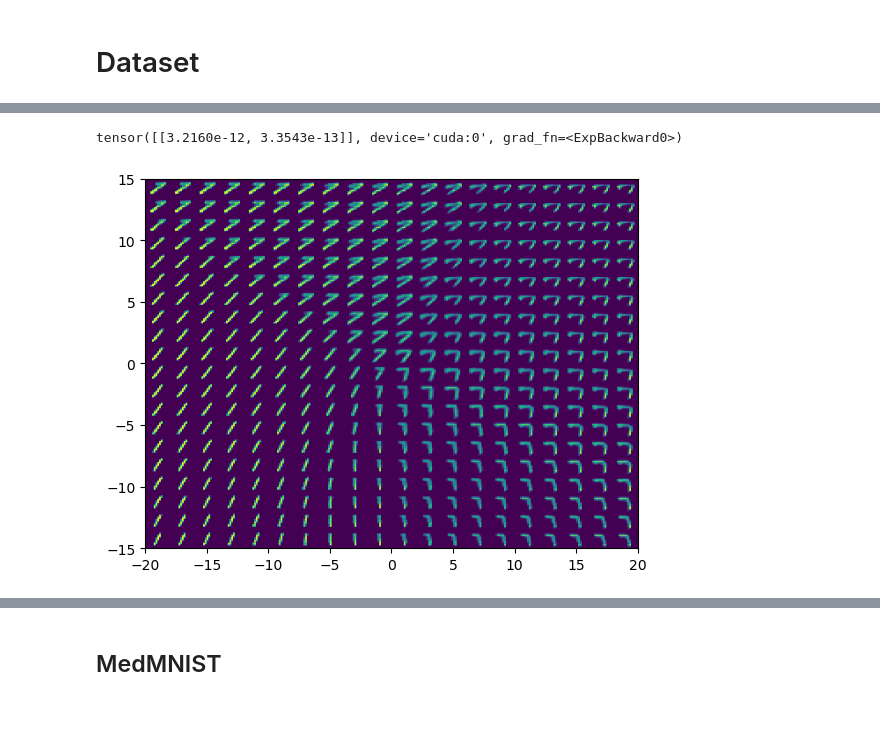
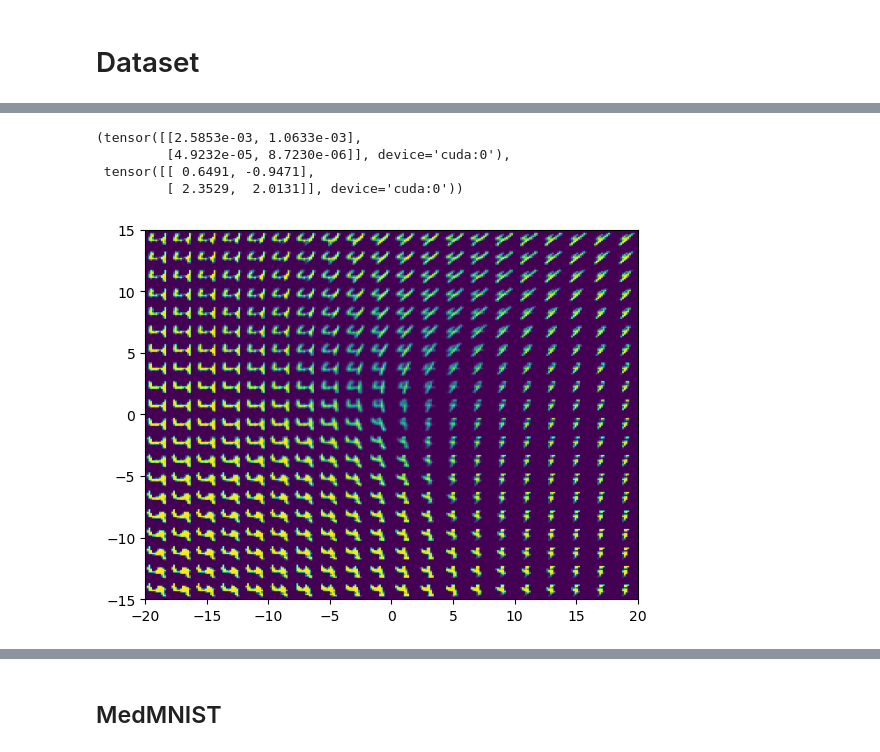
Before and after one commit to SolidusAbi/AnomalyDetection, a Jupyter notebook: notebooks/vae.ipynb, the cells around one changed output, grey strips where cells are left out. Drawn from its saved outputs; the diff is of its cells as text; code cells hidden in the pictures; blank space fills up the shorter version.

```diff
--- a/notebooks/vae.ipynb
+++ b/notebooks/vae.ipynb
@@ -45,14 +45,15 @@ class VariationalEncoder(nn.Linear, nn.Module):
     def __init__(self, in_features, out_features, bias=True) -> None:
         super(VariationalEncoder, self).__init__(in_features, out_features, bias)
         self.log_sigma_weight = Parameter(torch.Tensor(out_features, in_features))
-
+        self.log_sigma_bias = Parameter(torch.Tensor(out_features))
         torch.nn.init.xavier_uniform_(self.log_sigma_weight)
-        # self.log_sigma_weight.data.fill_(0)
+        self.log_sigma_bias.data.fill_(0)
         self.mu, self.sigma = None, None
 
     def forward(self, x: torch.Tensor) -> torch.Tensor:
         mu = F.linear(x, self.weight, self.bias)
-        sigma = torch.exp(F.linear(x, self.log_sigma_weight))
+        # sigma = torch.exp(F.linear(x, self.log_sigma_weight))
+        sigma = torch.exp(0.5 * F.linear(x, self.log_sigma_weight, self.log_sigma_bias))
 
         if self.training:
             self.mu, self.sigma = mu, sigma
@@ -120,7 +121,7 @@ sgvbl = SGVBL(model, len(x_train_set), loss=mse_loss)
 device = torch.device('cuda' if torch.cuda.is_available() else 'cpu')
 model.to(device)
 model.train()
-n_epochs = 200
+n_epochs = 100
 from tqdm import tqdm
 kl_weight = 0.02
 
@@ -153,7 +153,7 @@ plot_latent(model, train_loader, num_batches=100)
 # %%
 x, y = next(iter(train_loader))
-x_0 = x[torch.argwhere(y==7).squeeze()[0]].unsqueeze(0)
-x_1 = x[torch.argwhere(y==1).squeeze()[0]].unsqueeze(0)
+x_0 = x[torch.argwhere(y==4).squeeze()[0]].unsqueeze(0)
+x_1 = x[torch.argwhere(y==9).squeeze()[0]].unsqueeze(0)
 
 plt.subplot(1,2,1)
 plt.imshow(x_0[0,0])
@@ -177,7 +181,15 @@ plt.scatter(torch.cat(z_1)[:,0], torch.cat(z_1)[:,1], c='b')
-# %%
-model.botleneck.sigma
-# %% [output]
-tensor([[3.2160e-12, 3.3543e-13]], device='cuda:0', grad_fn=<ExpBackward0>)
+# %%
+x = torch.cat([x_0, x_1]).to(device)
+model.train()
+with torch.no_grad():
+    x_hat = model(x)
+
+model.botleneck.sigma, model.botleneck.mu
+# %% [output]
+(tensor([[2.5853e-03, 1.0633e-03],
+         [4.9232e-05, 8.7230e-06]], device='cuda:0'),
+ tensor([[ 0.6491, -0.9471],
+         [ 2.3529,  2.0131]], device='cuda:0'))
 # %%
 import numpy as np
 def plot_reconstructed(autoencoder, r0=(-40, 10), r1=(-20, 10), n=12):
@@ -192,9 +204,9 @@ def plot_reconstructed(autoencoder, r0=(-40, 10), r1=(-20, 10), n=12):
     plt.imshow(img, extent=[*r0, *r1])
 # %%
 model.eval()
-plot_reconstructed(model, r0=(-20, 20), r1=(-15, 15), n=20)
+plot_reconstructed(model.to(device), r0=(-20, 20), r1=(-15, 15), n=20)
 # %% [output]
-[figure, old version]
+[figure, new version]
 # %%
 x = next(iter(train_loader))[0]
 plt.subplot(1,2,1)
```
Also changed, not shown: parts of 16 cells of this notebook.
